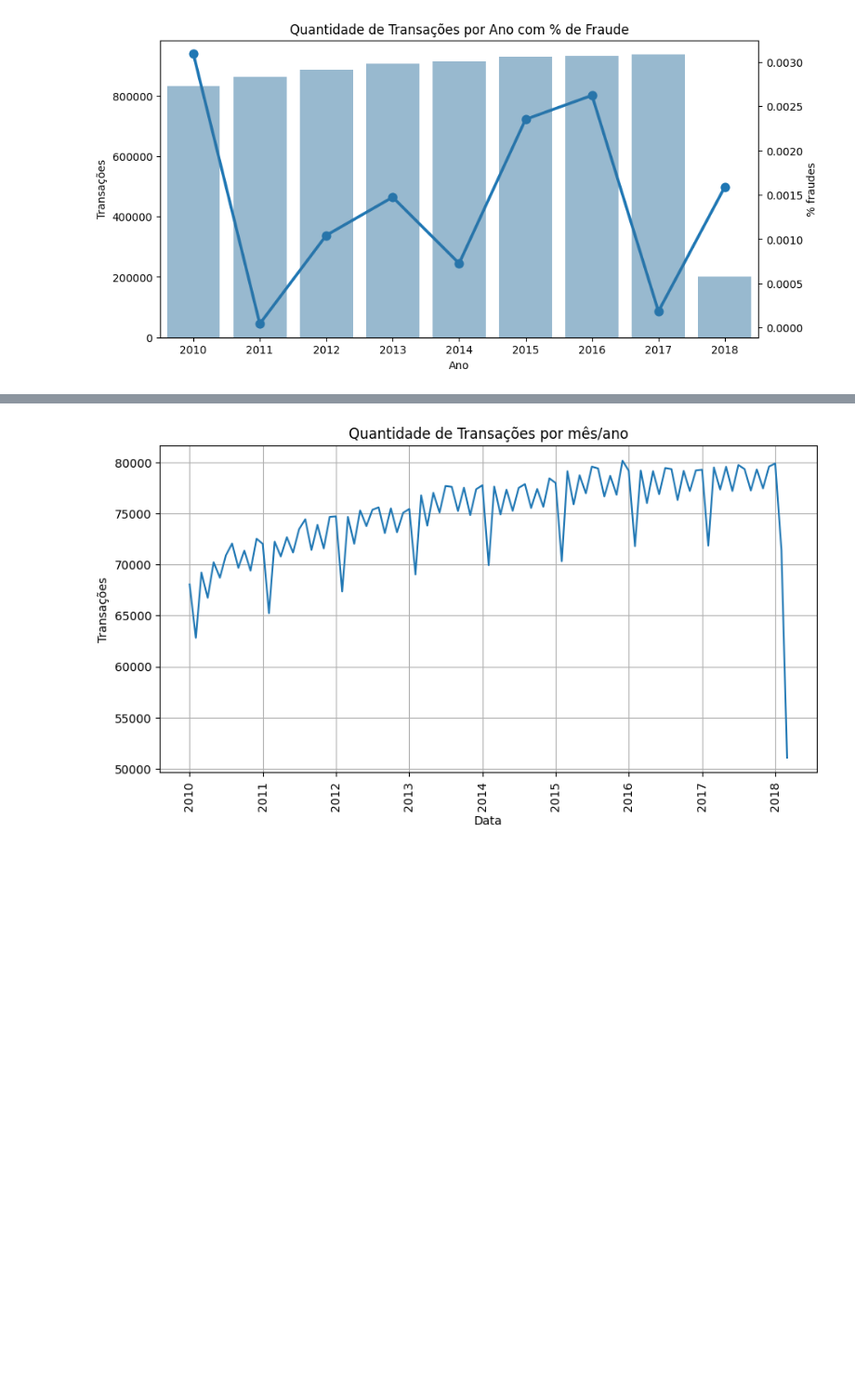
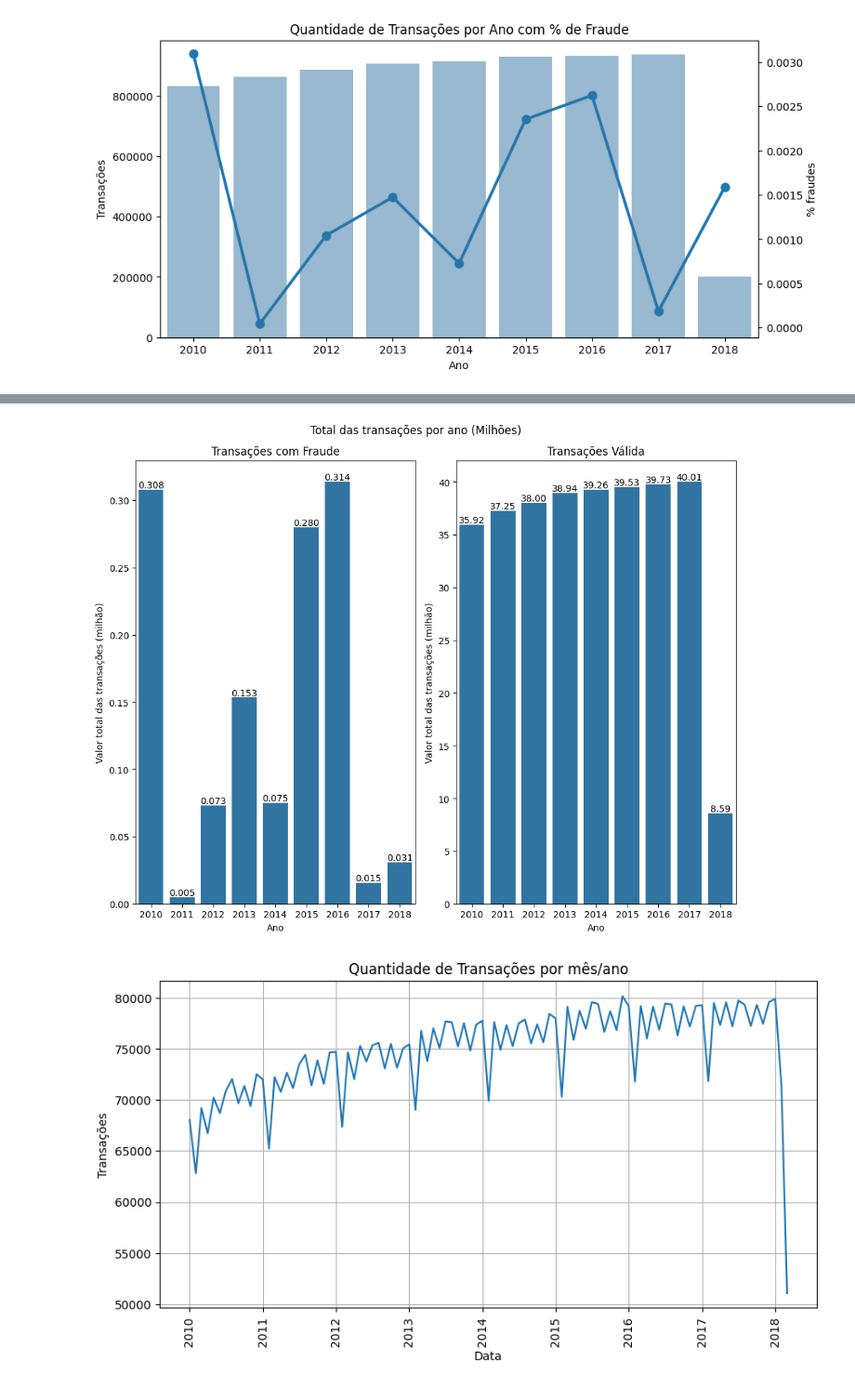
Before and after one commit to Angelicogfa/tcc_mba_datascience_analytics_usp_esalq, a Jupyter notebook: 02-analise_exploratoria.ipynb, the cells around one changed output, grey strips where cells are left out. Shown at 93% size. Saved outputs shown, nothing was run; the diff lists cells and outputs as text; code cells hidden in the pictures; blank space fills up the shorter version.

```diff
--- a/02-analise_exploratoria.ipynb
+++ b/02-analise_exploratoria.ipynb
@@ -158,3 +201,9 @@ plt.show()
 del df_time_year
 # %% [output]
 [figure]
+# %%
+df_time = pd.DataFrame()
+df_time['year'] = df['date'].dt.to_period('Y')
+df_time['amount'] = df['amount']
+df_time['target'] = df['target']
+df_time.head()
@@ -160,0 +217,4 @@ del df_time_year
+# %%
+df_time = df_time.groupby(['year','target'])['amount'].sum().reset_index()
+df_time['amount_million'] = df_time['amount'] / 1000000
+df_time.head()
@@ -161,3 +228,29 @@ del df_time_year
+# %%
+plt.figure(figsize=(10,8))
+
+plt.subplot(121)
+plt.title('Transações com Fraude')
+ax1 = sns.barplot(data=df_time.query('target == "Yes"'), x='year', y='amount_million')
+for patches in ax1.patches:
+    ax1.annotate(f'{patches.get_height():.3f}', (patches.get_x() + patches.get_width() / 2., patches.get_height()), ha='center', va='center', xytext=(0, 5), textcoords='offset points')
+
+plt.ylabel('Valor total das transações (milhão)')
+plt.xlabel('Ano')
+
+plt.subplot(122)
+plt.title('Transações Válida')
+ax2 = sns.barplot(data=df_time.query('target == "No"'), x='year', y='amount_million')
+for patches in ax2.patches:
+    ax2.annotate(f'{patches.get_height():.2f}', (patches.get_x() + patches.get_width() / 2., patches.get_height()), ha='center', va='center', xytext=(0, 5), textcoords='offset points')
+
+plt.ylabel('Valor total das transações (milhão)')
+plt.xlabel('Ano')
+
+plt.suptitle('Total das transações por ano (Milhões)')
+plt.tight_layout()
+plt.show()
+# %% [output]
+[figure, added]
 # %%
 fig, ax1 = plt.subplots(figsize=(10, 5))
 plt.title('Quantidade de Transações por mês/ano')
```
Also changed, not shown: parts of 15 cells of this notebook.
